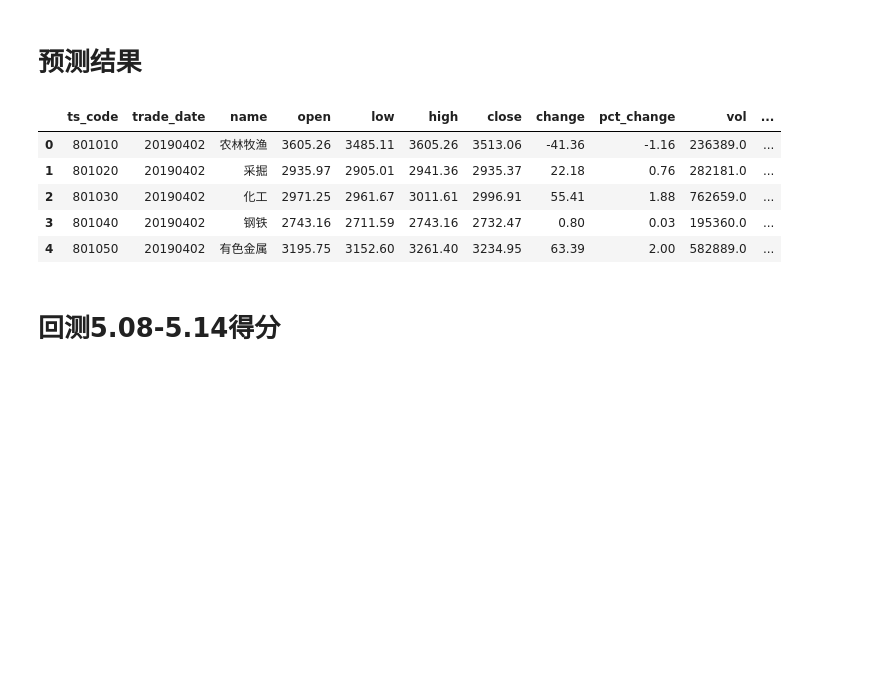
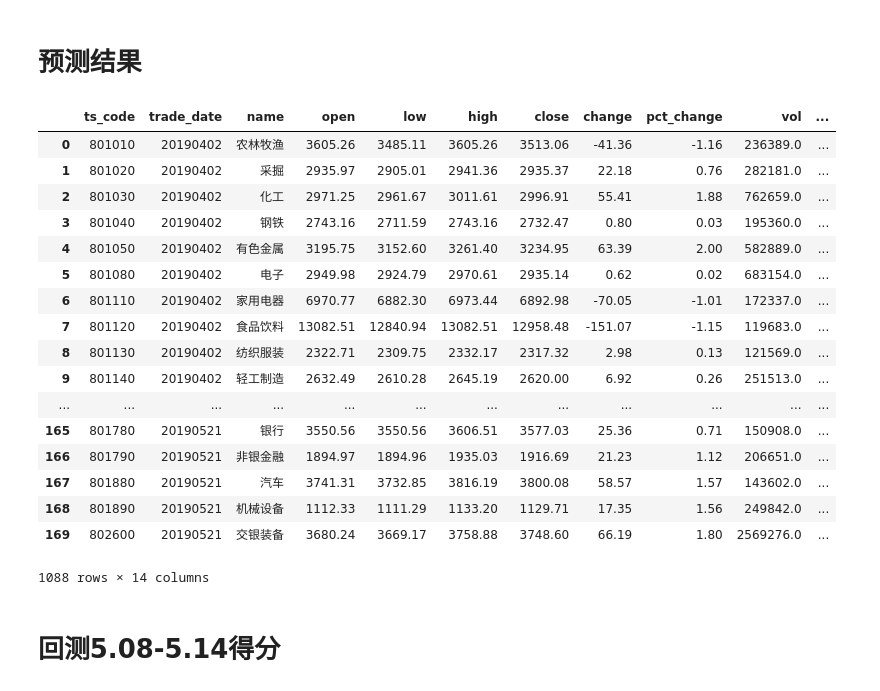
Before and after one commit to sharyxue/News-to-Predict-Stock-Movements, a Jupyter notebook: Code/stockprocessing.ipynb, the cells around one changed output. Cells and saved outputs as stored; diff of their text form; code cells hidden in the pictures; blank space fills up the shorter version.

```diff
--- a/Code/stockprocessing.ipynb
+++ b/Code/stockprocessing.ipynb
@@ -141,18 +138,29 @@ dtype: float64
 # %%
 df_test1= pd.read_csv(r'.././Data/20190506_STOCK.csv')
 df_test2 = pd.read_csv(r'.././Data/20190514_STOCK.csv')
 df_test3 = pd.read_csv(r'.././Data/20190521_STOCK.csv')
 df_test4 = pd.concat([df_test1,df_test2,df_test3])
-# df_test4.iloc[1:3]
-df_test4 = df_test4[~df_test4.index.duplicated()]
-df_test4.head()
+# df_test4 = df_test4[~df_test4.index.duplicated()]
+df_test4
 # %% [output]
 |  | ts_code | trade_date | name | open | low | high | close | change | pct_change | vol | ... |
 | 0 | 801010 | 20190402 | 农林牧渔 | 3605.26 | 3485.11 | 3605.26 | 3513.06 | -41.36 | -1.16 | 236389.0 | ... |
 | 1 | 801020 | 20190402 | 采掘 | 2935.97 | 2905.01 | 2941.36 | 2935.37 | 22.18 | 0.76 | 282181.0 | ... |
 | 2 | 801030 | 20190402 | 化工 | 2971.25 | 2961.67 | 3011.61 | 2996.91 | 55.41 | 1.88 | 762659.0 | ... |
 | 3 | 801040 | 20190402 | 钢铁 | 2743.16 | 2711.59 | 2743.16 | 2732.47 | 0.80 | 0.03 | 195360.0 | ... |
 | 4 | 801050 | 20190402 | 有色金属 | 3195.75 | 3152.60 | 3261.40 | 3234.95 | 63.39 | 2.00 | 582889.0 | ... |
+| 5 | 801080 | 20190402 | 电子 | 2949.98 | 2924.79 | 2970.61 | 2935.14 | 0.62 | 0.02 | 683154.0 | ... |
+| 6 | 801110 | 20190402 | 家用电器 | 6970.77 | 6882.30 | 6973.44 | 6892.98 | -70.05 | -1.01 | 172337.0 | ... |
+| 7 | 801120 | 20190402 | 食品饮料 | 13082.51 | 12840.94 | 13082.51 | 12958.48 | -151.07 | -1.15 | 119683.0 | ... |
+| 8 | 801130 | 20190402 | 纺织服装 | 2322.71 | 2309.75 | 2332.17 | 2317.32 | 2.98 | 0.13 | 121569.0 | ... |
+| 9 | 801140 | 20190402 | 轻工制造 | 2632.49 | 2610.28 | 2645.19 | 2620.00 | 6.92 | 0.26 | 251513.0 | ... |
+| ... | ... | ... | ... | ... | ... | ... | ... | ... | ... | ... | ... |
+| 165 | 801780 | 20190521 | 银行 | 3550.56 | 3550.56 | 3606.51 | 3577.03 | 25.36 | 0.71 | 150908.0 | ... |
+| 166 | 801790 | 20190521 | 非银金融 | 1894.97 | 1894.96 | 1935.03 | 1916.69 | 21.23 | 1.12 | 206651.0 | ... |
+| 167 | 801880 | 20190521 | 汽车 | 3741.31 | 3732.85 | 3816.19 | 3800.08 | 58.57 | 1.57 | 143602.0 | ... |
+| 168 | 801890 | 20190521 | 机械设备 | 1112.33 | 1111.29 | 1133.20 | 1129.71 | 17.35 | 1.56 | 249842.0 | ... |
+| 169 | 802600 | 20190521 | 交银装备 | 3680.24 | 3669.17 | 3758.88 | 3748.60 | 66.19 | 1.80 | 2569276.0 | ... |
+1088 rows × 14 columns
 # %%
 df_test4['vol_change'] = df_test4.groupby(["ts_code"])['vol'].pct_change()
 df_test4['low_change'] = df_test4.groupby(["ts_code"])['low'].pct_change()
```
Also changed, not shown: parts of 9 cells of this notebook.
